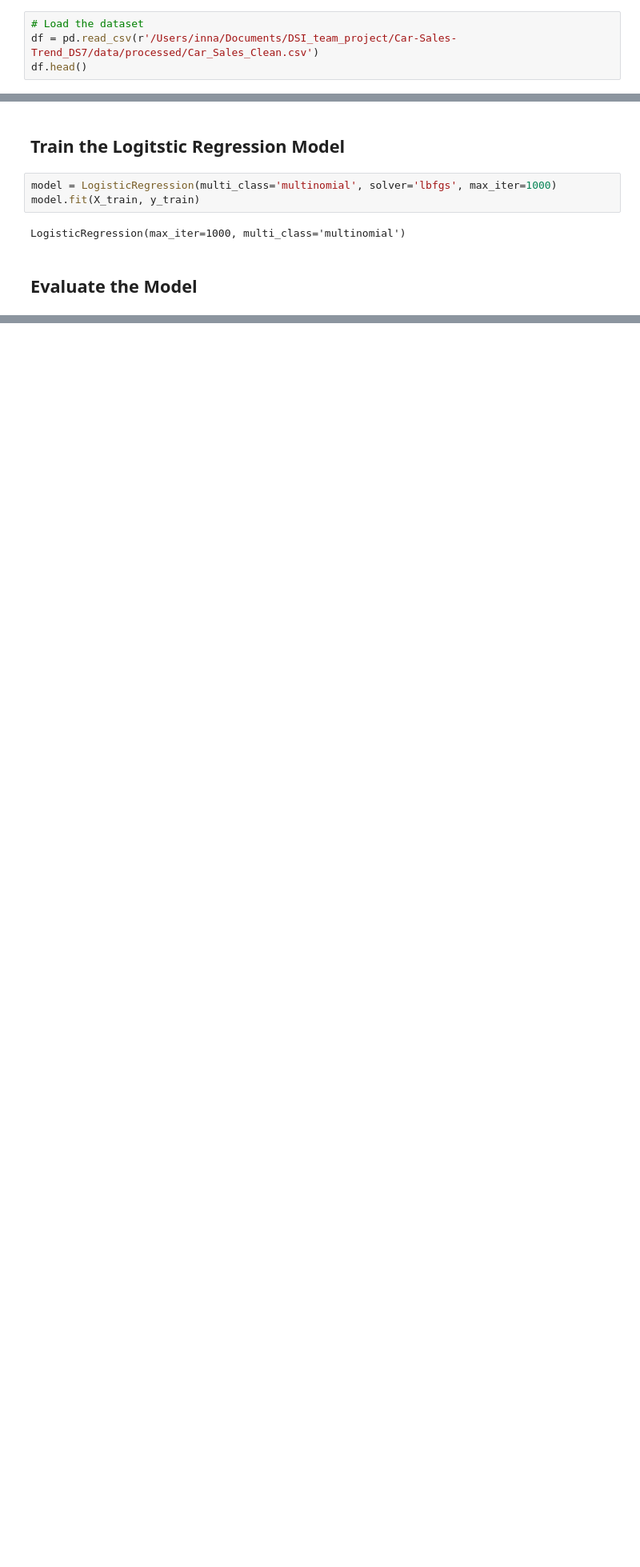
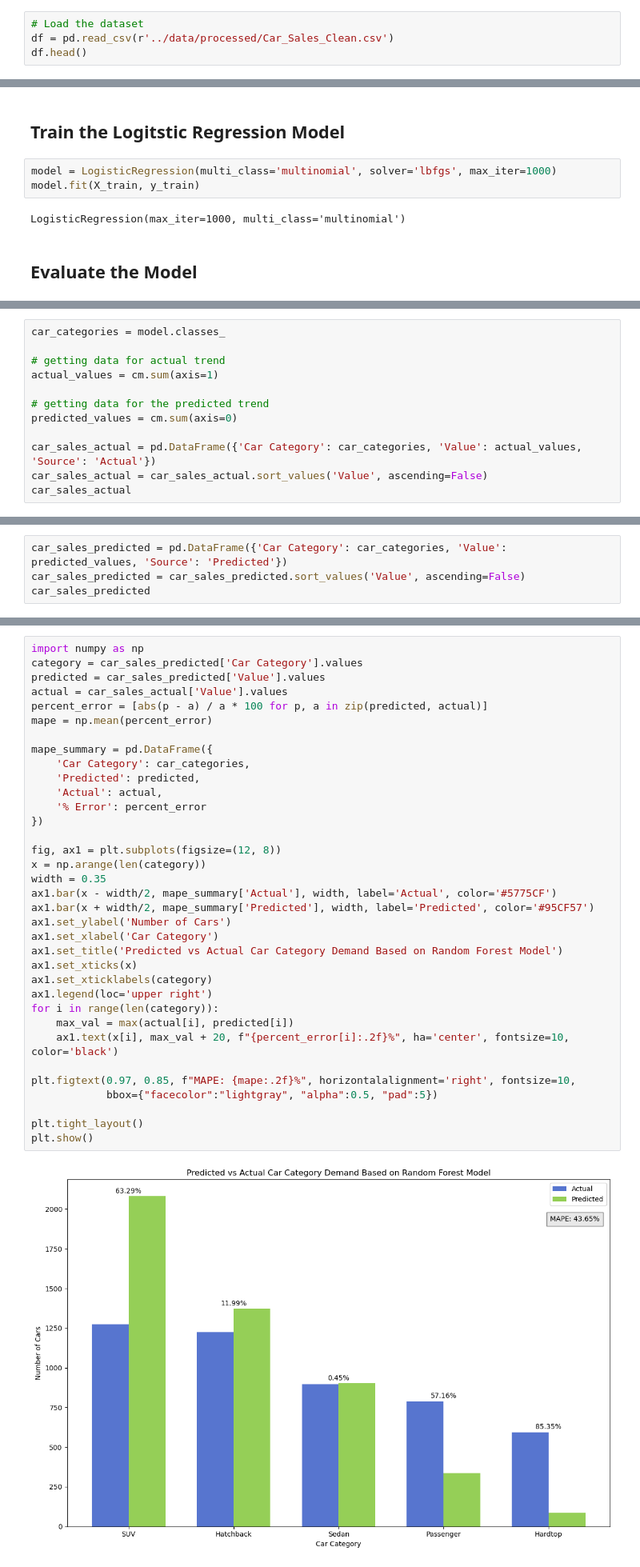
Before and after one commit to syn-namon/Car-Sales-Trend_DS7, a Jupyter notebook: models/Car_Sales_Classification_LinearModel_V1.ipynb, the cells around one changed output, grey strips where cells are left out. Shown: that part at 80% size. Drawn from its saved outputs; the diff is of its cells as text; blank space fills up the shorter version.

```diff
--- a/models/Car_Sales_Classification_LinearModel_V1.ipynb
+++ b/models/Car_Sales_Classification_LinearModel_V1.ipynb
@@ -19,7 +19,7 @@ from sklearn.pipeline import Pipeline
 ## Load Dataset
 # %%
 # Load the dataset
-df = pd.read_csv(r'/Users/inna/Documents/DSI_team_project/Car-Sales-Trend_DS7/data/processed/Car_Sales_Clean.csv')
+df = pd.read_csv(r'../data/processed/Car_Sales_Clean.csv')
 df.head()
 # %% [output]
 |  | car_id | purchase_date | customer_name | gender | annual_income | dealer_name | company | model | engine | ... |
@@ -103,3 +103,15 @@ plt.show()
    macro avg       0.43      0.34      0.34      4782
 weighted avg       0.41      0.39      0.36      4782
 [figure]
+# %%
+car_categories = model.classes_
+
+# getting data for actual trend
+actual_values = cm.sum(axis=1)
+
+# getting data for the predicted trend
+predicted_values = cm.sum(axis=0)
+
+car_sales_actual = pd.DataFrame({'Car Category': car_categories, 'Value': actual_values, 'Source': 'Actual'})
+car_sales_actual = car_sales_actual.sort_values('Value', ascending=False)
+car_sales_actual
@@ -105,0 +125,4 @@ weighted avg       0.41      0.39      0.36      4782
+# %%
+car_sales_predicted = pd.DataFrame({'Car Category': car_categories, 'Value': predicted_values, 'Source': 'Predicted'})
+car_sales_predicted = car_sales_predicted.sort_values('Value', ascending=False)
+car_sales_predicted
@@ -106,3 +185,40 @@ weighted avg       0.41      0.39      0.36      4782
+# %%
+import numpy as np
+category = car_sales_predicted['Car Category'].values
+predicted = car_sales_predicted['Value'].values
+actual = car_sales_actual['Value'].values
+percent_error = [abs(p - a) / a * 100 for p, a in zip(predicted, actual)]
+mape = np.mean(percent_error)
+
+mape_summary = pd.DataFrame({
+    'Car Category': car_categories,
+    'Predicted': predicted,
+    'Actual': actual,
+    '% Error': percent_error
+})
+
+fig, ax1 = plt.subplots(figsize=(12, 8))
+x = np.arange(len(category))
+width = 0.35
+ax1.bar(x - width/2, mape_summary['Actual'], width, label='Actual', color='#5775CF')
+ax1.bar(x + width/2, mape_summary['Predicted'], width, label='Predicted', color='#95CF57')
+ax1.set_ylabel('Number of Cars')
+ax1.set_xlabel('Car Category')
+ax1.set_title('Predicted vs Actual Car Category Demand Based on Random Forest Model')
+ax1.set_xticks(x)
+ax1.set_xticklabels(category)
+ax1.legend(loc='upper right')
+for i in range(len(category)):
+    max_val = max(actual[i], predicted[i])
+    ax1.text(x[i], max_val + 20, f"{percent_error[i]:.2f}%", ha='center', fontsize=10, color='black')
+
+plt.figtext(0.97, 0.85, f"MAPE: {mape:.2f}%", horizontalalignment='right', fontsize=10,
+            bbox={"facecolor":"lightgray", "alpha":0.5, "pad":5})
+
+plt.tight_layout()
+plt.show()
+# %% [output]
+[figure, added]
 # %% [markdown]
 ## Conclusion
 ### Best Predicted Category: SUV
```
Also changed, not shown: parts of 3 cells of this notebook, 4 other files.
